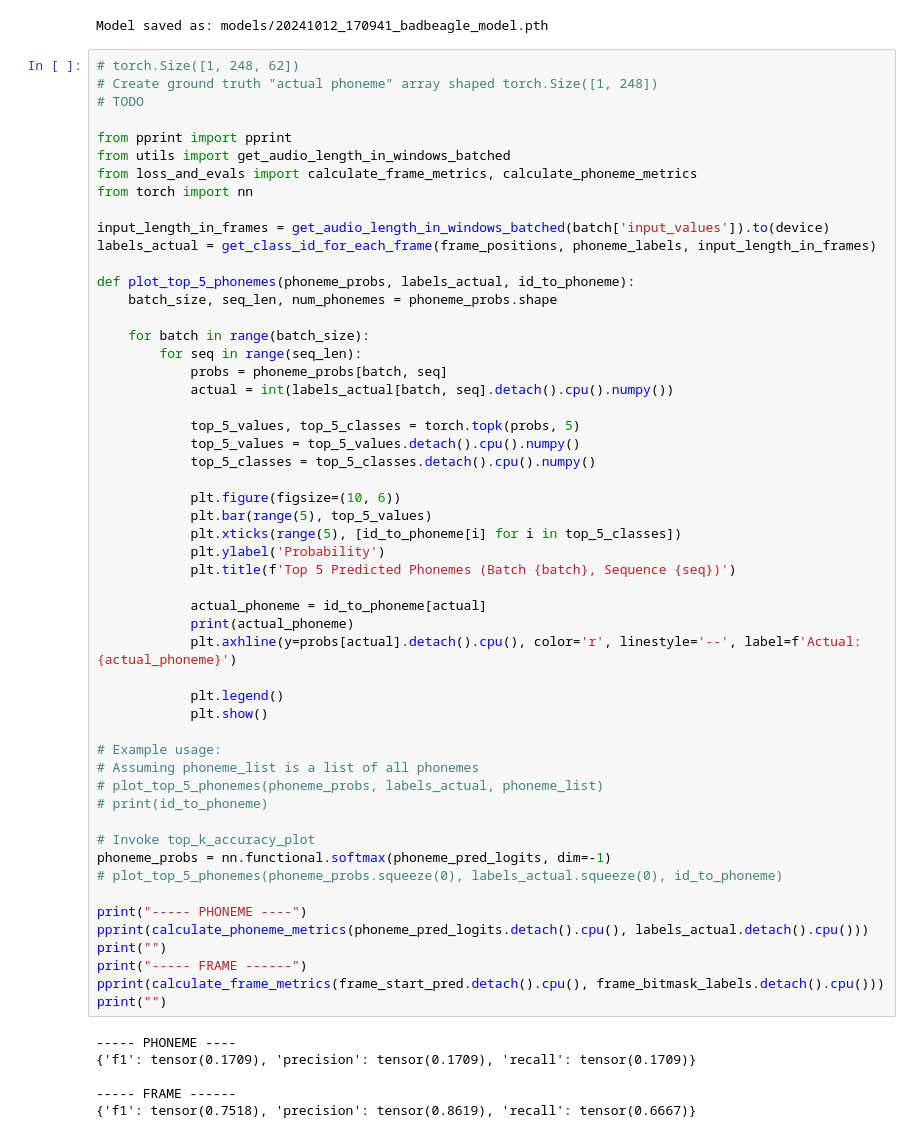
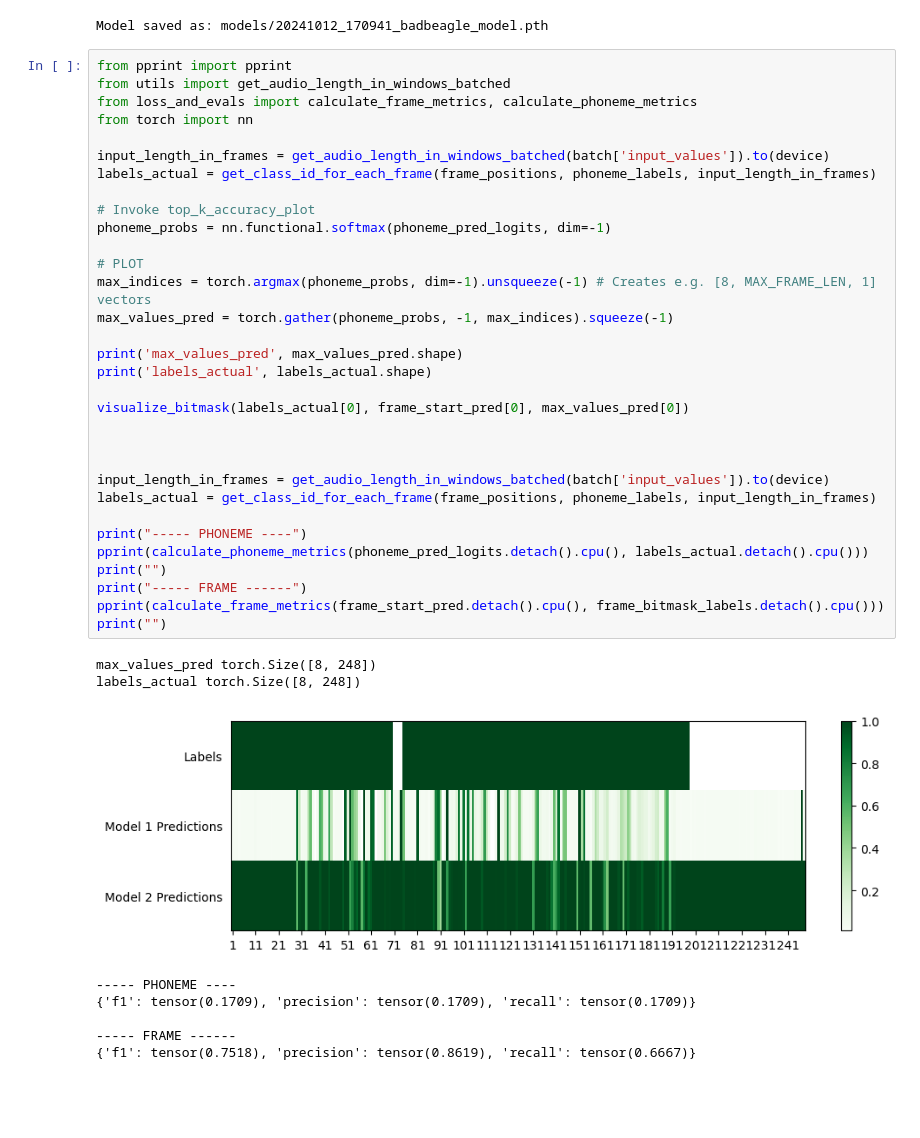
Before and after one commit to lucasdellabella/badbeagle-jupyter, a Jupyter notebook: 00_wav2vec2-timit-finetune.ipynb, the cells around one changed output. Drawn from its saved outputs; the diff is of its cells as text; blank space fills up the shorter version.

```diff
--- a/00_wav2vec2-timit-finetune.ipynb
+++ b/00_wav2vec2-timit-finetune.ipynb
@@ -770,61 +848,43 @@ save_model(model, "badbeagle_model")
 # %% [output]
 Model saved as: models/20241012_170941_badbeagle_model.pth
 # %%
-# torch.Size([1, 248, 62])
-# Create ground truth "actual phoneme" array shaped torch.Size([1, 248])
-# TODO
-
 from pprint import pprint
 from utils import get_audio_length_in_windows_batched
 from loss_and_evals import calculate_frame_metrics, calculate_phoneme_metrics
 from torch import nn
 
 input_length_in_frames = get_audio_length_in_windows_batched(batch['input_values']).to(device)
 labels_actual = get_class_id_for_each_frame(frame_positions, phoneme_labels, input_length_in_frames)
 
-def plot_top_5_phonemes(phoneme_probs, labels_actual, id_to_phoneme):
-    batch_size, seq_len, num_phonemes = phoneme_probs.shape
-
-    for batch in range(batch_size):
-        for seq in range(seq_len):
-            probs = phoneme_probs[batch, seq]
-            actual = int(labels_actual[batch, seq].detach().cpu().numpy())
-
-            top_5_values, top_5_classes = torch.topk(probs, 5)
-            top_5_values = top_5_values.detach().cpu().numpy()
-            top_5_classes = top_5_classes.detach().cpu().numpy()
-
-            plt.figure(figsize=(10, 6))
-            plt.bar(range(5), top_5_values)
-            plt.xticks(range(5), [id_to_phoneme[i] for i in top_5_classes])
-            plt.ylabel('Probability')
-            plt.title(f'Top 5 Predicted Phonemes (Batch {batch}, Sequence {seq})')
-
-            actual_phoneme = id_to_phoneme[actual]
-            print(actual_phoneme)
-            plt.axhline(y=probs[actual].detach().cpu(), color='r', linestyle='--', label=f'Actual: {actual_phoneme}')
-
-            plt.legend()
-            plt.show()
-
-# Example usage:
-# Assuming phoneme_list is a list of all phonemes
-# plot_top_5_phonemes(phoneme_probs, labels_actual, phoneme_list)
-# print(id_to_phoneme)
-
 # Invoke top_k_accuracy_plot
 phoneme_probs = nn.functional.softmax(phoneme_pred_logits, dim=-1)
-# plot_top_5_phonemes(phoneme_probs.squeeze(0), labels_actual.squeeze(0), id_to_phoneme)
+
+# PLOT
+max_indices = torch.argmax(phoneme_probs, dim=-1).unsqueeze(-1) # Creates e.g. [8, MAX_FRAME_LEN, 1] vectors
+max_values_pred = torch.gather(phoneme_probs, -1, max_indices).squeeze(-1)
+
+print('max_values_pred', max_values_pred.shape)
+print('labels_actual', labels_actual.shape)
+
+visualize_bitmask(labels_actual[0], frame_start_pred[0], max_values_pred[0])
+
+
+
+input_length_in_frames = get_audio_length_in_windows_batched(batch['input_values']).to(device)
+labels_actual = get_class_id_for_each_frame(frame_positions, phoneme_labels, input_length_in_frames)
 
 print("----- PHONEME ----")
 pprint(calculate_phoneme_metrics(phoneme_pred_logits.detach().cpu(), labels_actual.detach().cpu()))
 print("")
 print("----- FRAME ------")
 pprint(calculate_frame_metrics(frame_start_pred.detach().cpu(), frame_bitmask_labels.detach().cpu()))
 print("")
 # %% [output]
------ PHONEME ----
-{'f1': tensor(0.1709), 'precision': tensor(0.1709), 'recall': tensor(0.1709)}
-
------ FRAME ------
-{'f1': tensor(0.7518), 'precision': tensor(0.8619), 'recall': tensor(0.6667)}
+max_values_pred torch.Size([8, 248])
+labels_actual torch.Size([8, 248])
+[figure, added]
+----- PHONEME ----
+{'f1': tensor(0.1709), 'precision': tensor(0.1709), 'recall': tensor(0.1709)}
+
+----- FRAME ------
+{'f1': tensor(0.7518), 'precision': tensor(0.8619), 'recall': tensor(0.6667)}
```
Also changed, not shown: parts of 6 cells of this notebook, 1 other file.
